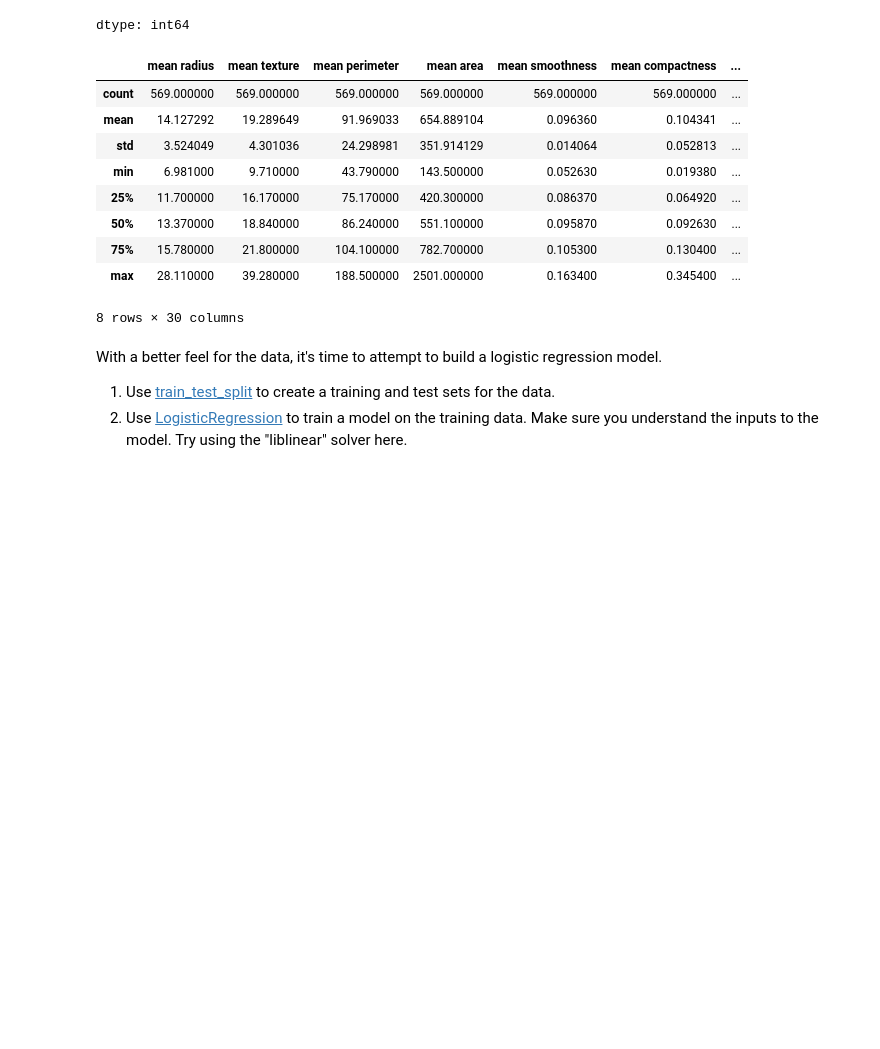
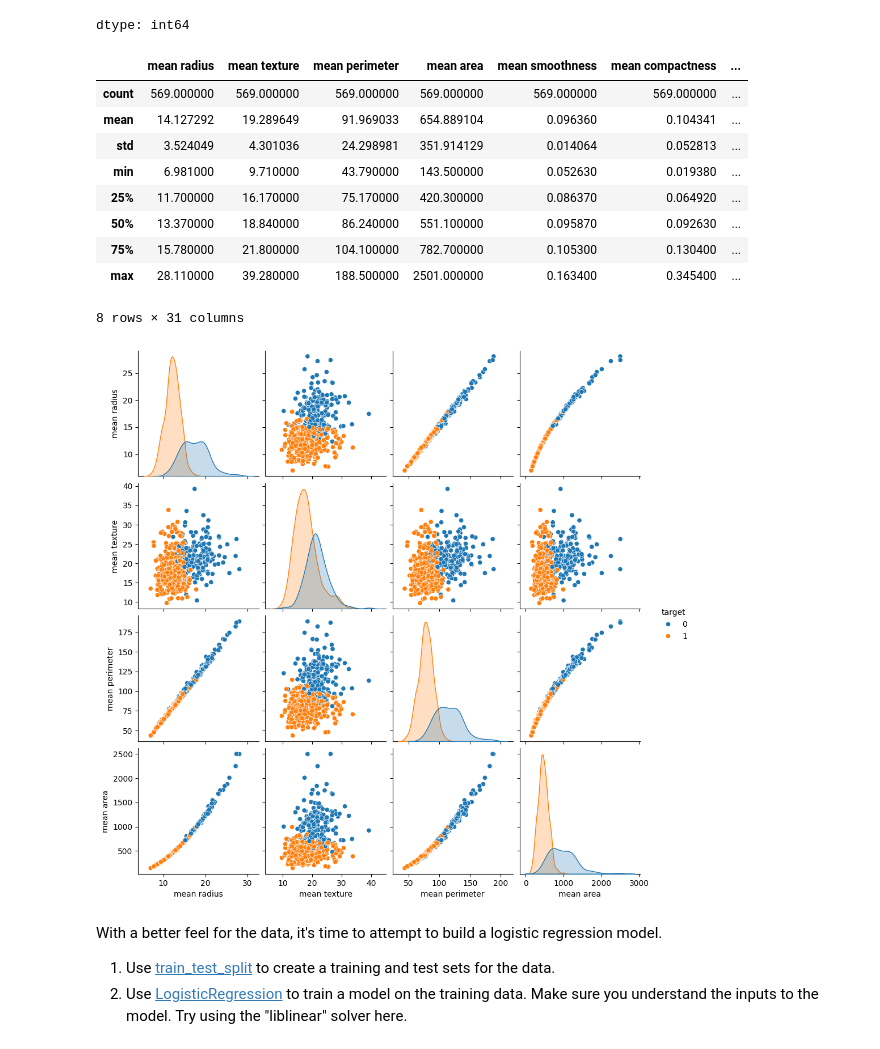
Before and after one commit to sranga/CleaningData, a Jupyter notebook: Student_MLE_MiniProject_Logistic_Regression.ipynb, the cells around one changed output. Drawn from its saved outputs; the diff is of its cells as text; code cells hidden in the pictures; blank space fills up the shorter version.

```diff
--- a/Student_MLE_MiniProject_Logistic_Regression.ipynb
+++ b/Student_MLE_MiniProject_Logistic_Regression.ipynb
@@ -60,6 +60,8 @@ Here are your tasks:
 2. Do a little exploratory data analysis to help familiarize yourself with the data. Look at the first few rows of data, for example. Generate some summary statistics for each feature. Look at the distribution of the target variable. Maybe create a pair-plot for some of the variables. Create a [heatmap](https://seaborn.pydata.org/generated/seaborn.heatmap.html) of correlation between features. Is the multicollinearity assumption broken? Also, generate some boxplots to see how feature distributions change for each target. This part is a bit open-ended. Be creative!
 # %%
 # Load data and split into feature and target variables
-features_df, target_df = load_breast_cancer(return_X_y=True, as_frame=True)
+data = load_breast_cancer()
+df = pd.DataFrame(data.data, columns=data.feature_names)
+df['target'] = data.target
 # %%
 # View first 5 rows of the data
@@ -83,7 +97,7 @@ target_df.value_counts()
 dtype: int64
 # %%
 # Generate summary statistics for the data
-features.describe()
+df.describe()
 # %% [output]
 |  | mean radius | mean texture | mean perimeter | mean area | mean smoothness | mean compactness | ... |
 | count | 569.000000 | 569.000000 | 569.000000 | 569.000000 | 569.000000 | 569.000000 | ... |
@@ -94,10 +108,12 @@ features.describe()
 | 50% | 13.370000 | 18.840000 | 86.240000 | 551.100000 | 0.095870 | 0.092630 | ... |
 | 75% | 15.780000 | 21.800000 | 104.100000 | 782.700000 | 0.105300 | 0.130400 | ... |
 | max | 28.110000 | 39.280000 | 188.500000 | 2501.000000 | 0.163400 | 0.345400 | ... |
-8 rows × 30 columns
+8 rows × 31 columns
 # %%
 # Create a pairplot for the first few features
-plt = sns.pairplot(features_df)
+plt = sns.pairplot(df[['mean radius', 'mean texture', 'mean perimeter', 'mean area', 'target']], hue='target')
+# %% [output]
+[figure, added]
 # %%
 # Create a correlation coefficeint heatmap
 # %%
```
Also changed, not shown: parts of 2 cells of this notebook.
